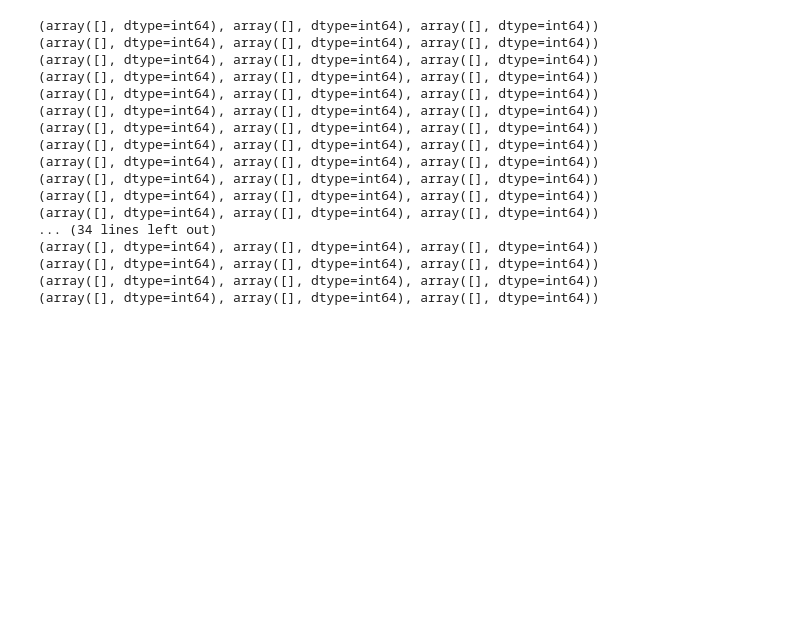
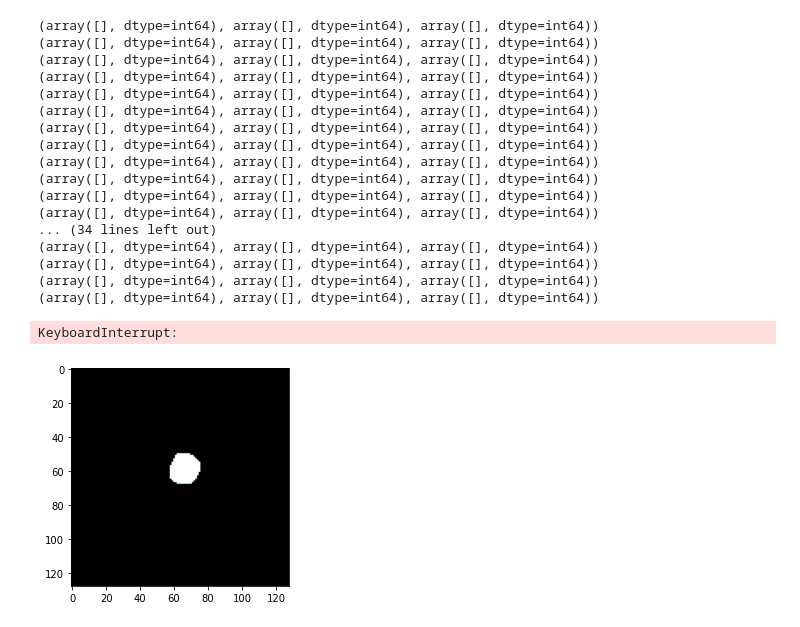
Before and after one commit to QiliangFan/All-in-one-TestBase, a Jupyter notebook: prostate/pre_analysis.ipynb, the cells around one changed output. Drawn from its saved outputs; the diff is of its cells as text; code cells hidden in the pictures; blank space fills up the shorter version.

```diff
--- a/prostate/pre_analysis.ipynb
+++ b/prostate/pre_analysis.ipynb
@@ -106,15 +107,18 @@ for file, seg_file in zip(train_files, train_seg_files):
 (array([], dtype=int64), array([], dtype=int64), array([], dtype=int64))
 (array([], dtype=int64), array([], dtype=int64), array([], dtype=int64))
 # %%
-test_seg = train_seg_files[0]
+test_seg = train_files[0]
 
 test_img = sitk.ReadImage(test_seg)
 
 test_arr = sitk.GetArrayFromImage(test_img)
 
 import matplotlib.pyplot as plt
 for i, arr in enumerate(test_arr):
     plt.figure()
     plt.imshow(arr, cmap="bone")
     plt.savefig(f"{i}.png", bbox_inches="tight")
     plt.close()
+# %% [output]
+KeyboardInterrupt:
+[figure, added]
```
Also changed, not shown: parts of 2 cells of this notebook, 5 other files.
